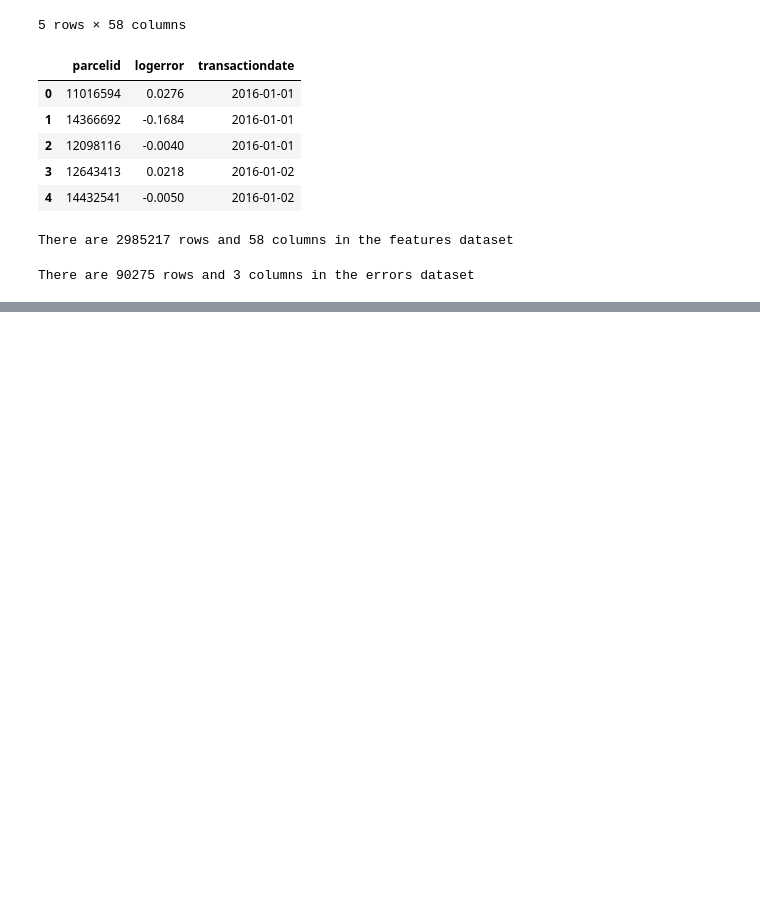
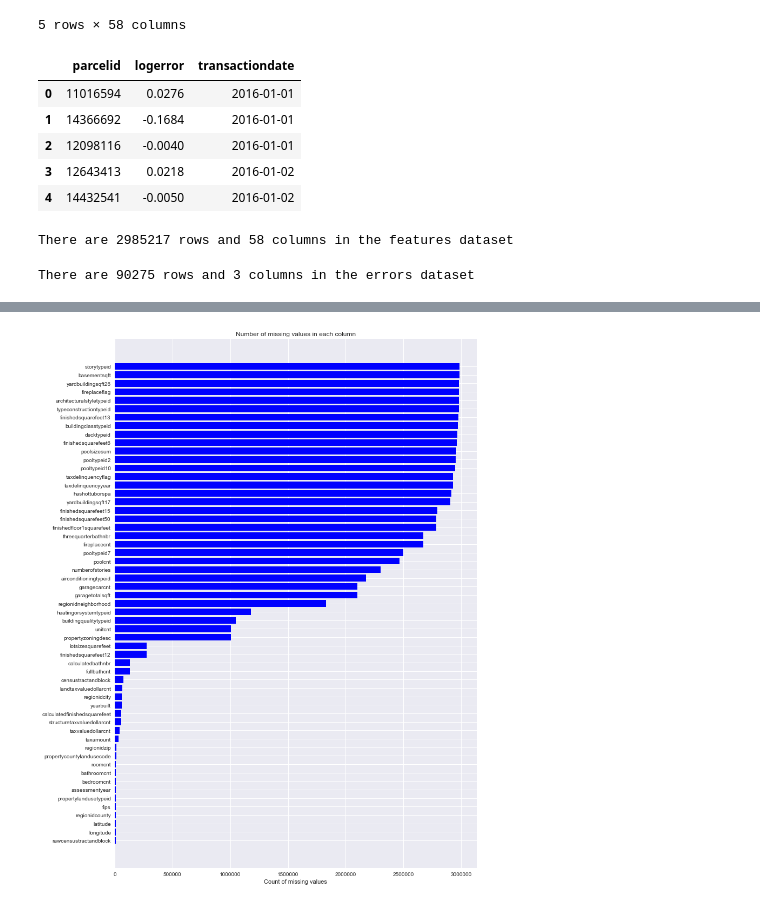
Before and after one commit to chr1sDim/Zillow_Kaggle_Competition, a Jupyter notebook: preprocesssing.ipynb, the cells around one changed output, grey strips where cells are left out. Saved outputs shown, nothing was run; the diff lists cells and outputs as text; code cells hidden in the pictures; blank space fills up the shorter version.

```diff
--- a/preprocesssing.ipynb
+++ b/preprocesssing.ipynb
@@ -76,0 +153,18 @@ dtype: object
+# %%
+# explore missing values
+missing = raw_data.isnull().sum(axis=0).reset_index()
+missing.columns = ['column_name', 'missing_count']
+missing = missing.ix[missing['missing_count']>0]
+missing = missing.sort_values(by='missing_count')
+
+ind = np.arange(missing.shape[0])
+width = 0.9
+fig, ax = plt.subplots(figsize=(12,18))
+rects = ax.barh(ind, missing.missing_count.values, color='blue')
+ax.set_yticks(ind)
+ax.set_yticklabels(missing.column_name.values, rotation='horizontal')
+ax.set_xlabel("Count of missing values")
+ax.set_title("Number of missing values in each column")
+plt.show()
+# %% [output]
+[figure, added]
```
Also changed, not shown: parts of 9 cells of this notebook.
